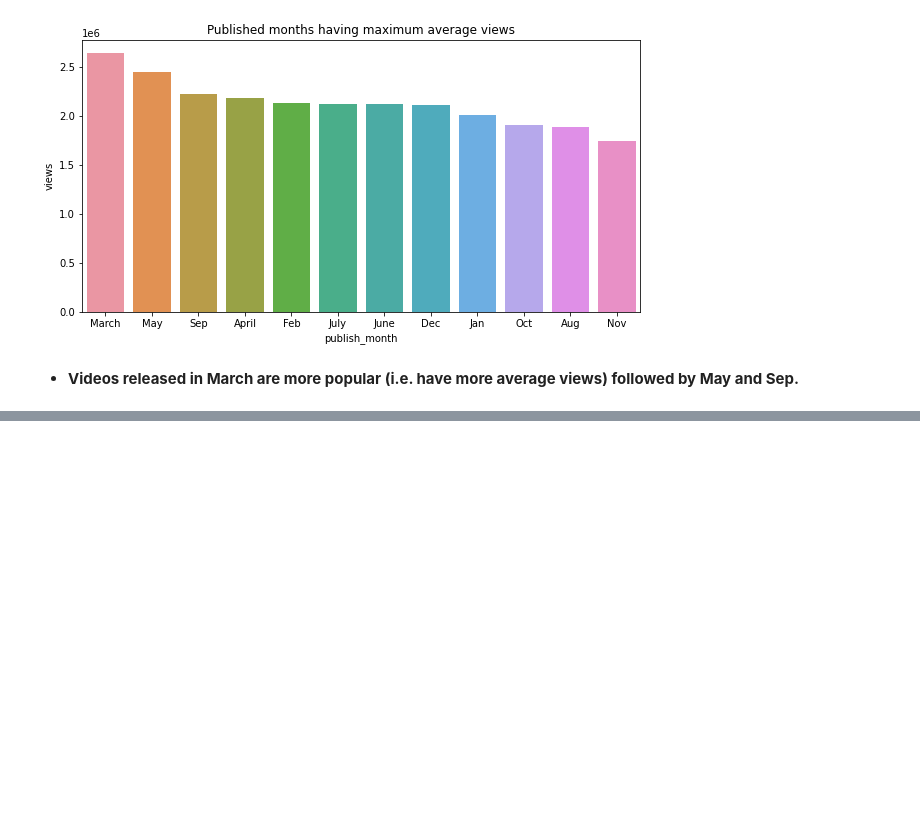
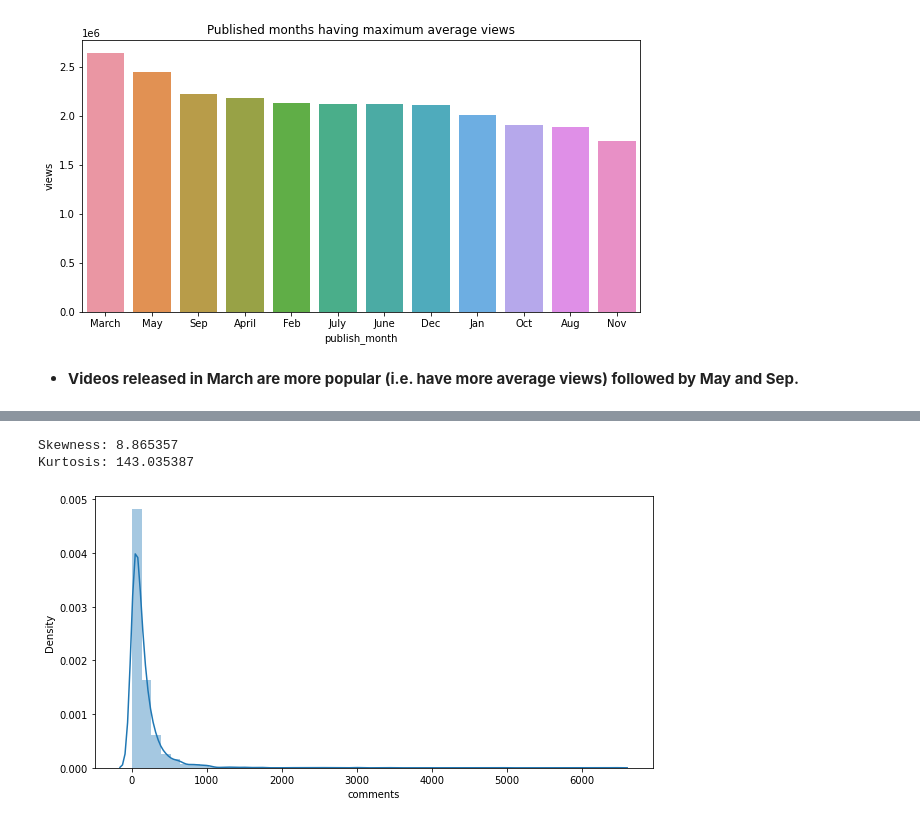
Before and after one commit to PuroshotamSingh/Ted-talk-views-prediction, a Jupyter notebook: Ted_Talk_Views_Prediction_Puroshotam_Singh_Capstone_Project_2.ipynb, the cells around one changed output, grey strips where cells are left out. Saved outputs shown, nothing was run; the diff lists cells and outputs as text; code cells hidden in the pictures; blank space fills up the shorter version.

```diff
--- a/Ted_Talk_Views_Prediction_Puroshotam_Singh_Capstone_Project_2.ipynb
+++ b/Ted_Talk_Views_Prediction_Puroshotam_Singh_Capstone_Project_2.ipynb
@@ -416,0 +446,11 @@ sns.barplot(x='publish_month',y='views',data=pop_rel_month)
+# %%
+# Distplot to show distribution of comments column
+
+plt.figure(figsize=(10,5))
+sns.distplot(df['comments'])
+print("Skewness: %f" % df['comments'].skew())
+print("Kurtosis: %f" % df['comments'].kurt())
+# %% [output]
+Skewness: 8.865357
+Kurtosis: 143.035387
+[figure, added]
```
Also changed, not shown: parts of 15 cells of this notebook.
